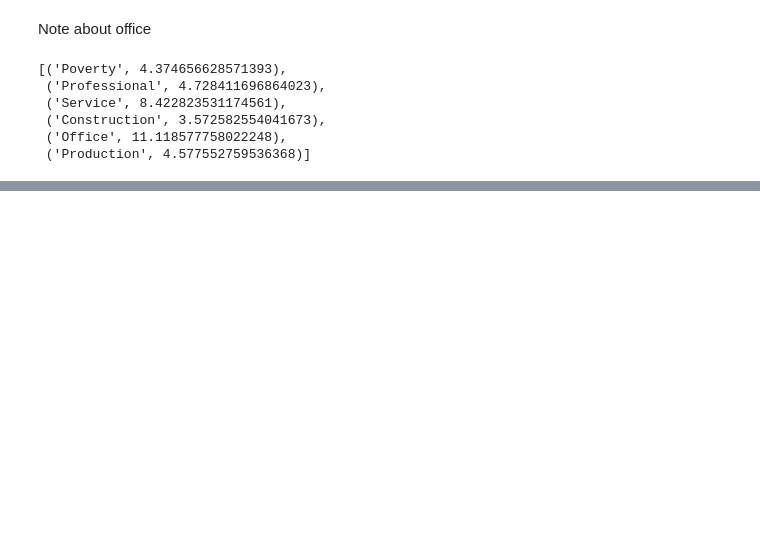
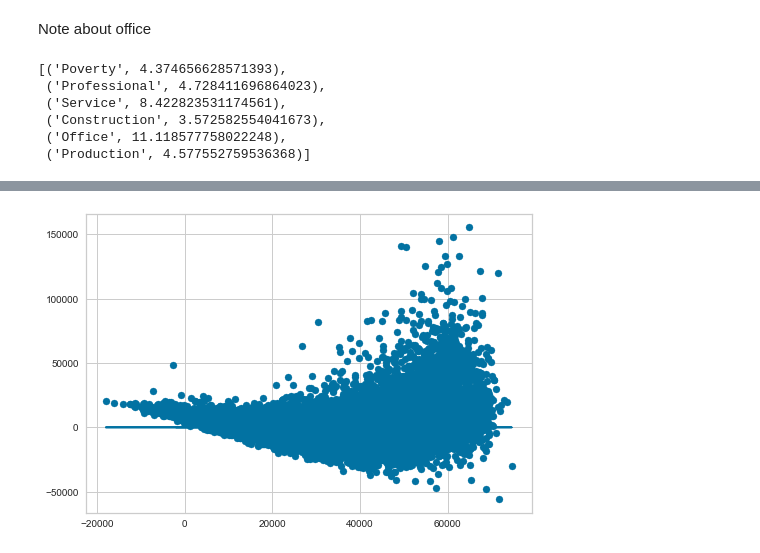
Before and after one commit to ChuckPryor/IncomePerCapita-Regression-Project, a Jupyter notebook: IncomePerCap.ipynb, the cells around one changed output, grey strips where cells are left out. Saved outputs shown, nothing was run; the diff lists cells and outputs as text; code cells hidden in the pictures; blank space fills up the shorter version.

```diff
--- a/IncomePerCap.ipynb
+++ b/IncomePerCap.ipynb
@@ -435,2 +532,2 @@ NameError: name 'y_predict' is not defined
 # %%
-y_predict = lm3.predict(X)
+y_predict = lm6.predict(X)
@@ -443,3 +550,9 @@ NameError: name 'y_predict' is not defined
+# %%
+plt.scatter(y_predict, residuals)
+plt.plot(y_predict, [0 for i in range(len(df))])
+plt.show()
+# %% [output]
+[figure, added]
 # %%
 from yellowbrick.regressor import ResidualsPlot
 from sklearn.linear_model import LinearRegression
```
Also changed, not shown: parts of 26 cells of this notebook.
